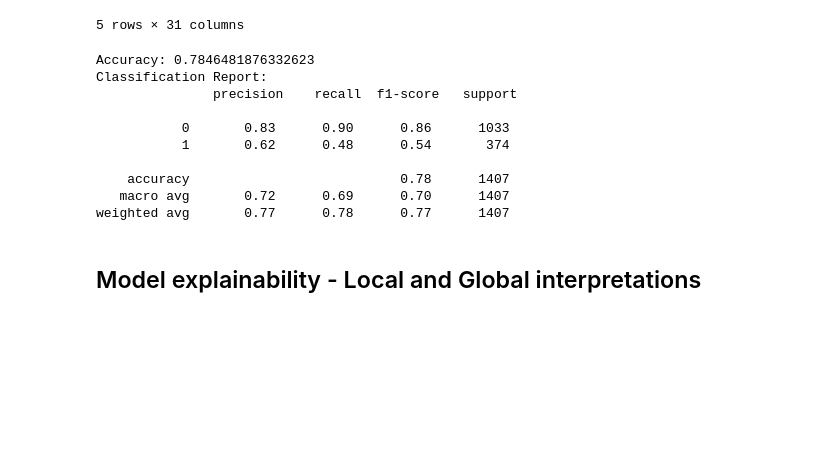
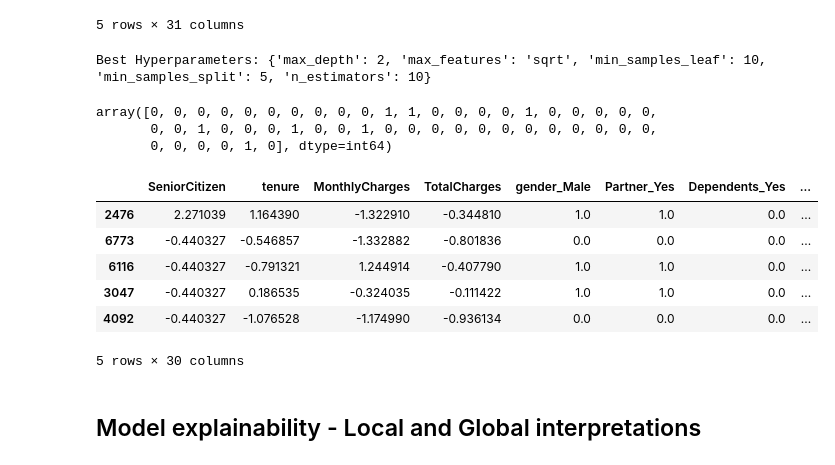
Before and after one commit to josephmailil1/Master-Thesis-repo, a Jupyter notebook: load af data.ipynb, the cells around one changed output. Saved outputs shown, nothing was run; the diff lists cells and outputs as text; code cells hidden in the pictures; blank space fills up the shorter version.

```diff
--- a/load af data.ipynb
+++ b/load af data.ipynb
@@ -165,39 +173,54 @@ df_processed.head()
 5 rows × 31 columns
 # %%
 # Import necessary libraries
-from sklearn.model_selection import train_test_split
+from sklearn.model_selection import train_test_split, GridSearchCV
 from sklearn.ensemble import RandomForestClassifier
 from sklearn.metrics import accuracy_score, classification_report
 
 # Split the data into training and testing sets
 X_train, X_test, y_train, y_test = train_test_split(df_processed.drop('Churn', axis=1), df_processed['Churn'], test_size=0.2, random_state=42)
 
+param_grid = {
+    'max_depth': [2],
+    'max_features': ['sqrt'],
+    'min_samples_leaf': [10],
+    'min_samples_split': [5],
+    'n_estimators': [10]
+    }
+
 # Initialize the RandomForestClassifier (you can choose any other classifier)
-classifier = RandomForestClassifier(random_state=42)
+classifier = RandomForestClassifier(random_state=0)
 
 # Train the classifier on the training set
-classifier.fit(X_train, y_train)
+n_estimators = 100
+grid_search_rf = GridSearchCV(estimator=classifier, param_grid=param_grid, cv=5, scoring='neg_mean_squared_error', n_jobs=-1)
+grid_search_rf.fit(X_train, y_train)
 
-# Make predictions on the testing set
-y_pred = classifier.predict(X_test)
+best_params_rf = grid_search_rf.best_params_
+print("Best Hyperparameters:", best_params_rf)
 
-# Evaluate the model
-accuracy = accuracy_score(y_test, y_pred)
-classification_report_output = classification_report(y_test, y_pred)
 
-print(f'Accuracy: {accuracy}')
-print('Classification Report:\n', classification_report_output)
+# Use the best model for predictions
+best_model_rf = grid_search_rf.best_estimator_
+y_pred_rf = best_model_rf.predict(X_test)
 # %% [output]
-Accuracy: 0.7846481876332623
-Classification Report:
-               precision    recall  f1-score   support
-
-           0       0.83      0.90      0.86      1033
-           1       0.62      0.48      0.54       374
-
-    accuracy                           0.78      1407
-   macro avg       0.72      0.69      0.70      1407
-weighted avg       0.77      0.78      0.77      1407
+Best Hyperparameters: {'max_depth': 2, 'max_features': 'sqrt', 'min_samples_leaf': 10, 'min_samples_split': 5, 'n_estimators': 10}
+# %%
+y_pred_rf[0:50]
+# %% [output]
+array([0, 0, 0, 0, 0, 0, 0, 0, 0, 0, 1, 1, 0, 0, 0, 0, 1, 0, 0, 0, 0, 0,
+       0, 0, 1, 0, 0, 0, 1, 0, 0, 1, 0, 0, 0, 0, 0, 0, 0, 0, 0, 0, 0, 0,
+       0, 0, 0, 0, 1, 0], dtype=int64)
+# %%
+X_test.head()
+# %% [output]
+|  | SeniorCitizen | tenure | MonthlyCharges | TotalCharges | gender_Male | Partner_Yes | Dependents_Yes | ... |
+| 2476 | 2.271039 | 1.164390 | -1.322910 | -0.344810 | 1.0 | 1.0 | 0.0 | ... |
+| 6773 | -0.440327 | -0.546857 | -1.332882 | -0.801836 | 0.0 | 0.0 | 0.0 | ... |
+| 6116 | -0.440327 | -0.791321 | 1.244914 | -0.407790 | 1.0 | 1.0 | 0.0 | ... |
+| 3047 | -0.440327 | 0.186535 | -0.324035 | -0.111422 | 1.0 | 1.0 | 0.0 | ... |
+| 4092 | -0.440327 | -1.076528 | -1.174990 | -0.936134 | 0.0 | 0.0 | 0.0 | ... |
+5 rows × 30 columns
 # %% [markdown]
 ## Model explainability - Local and Global interpretations
 # %%
```
Also changed, not shown: parts of 14 cells of this notebook.
